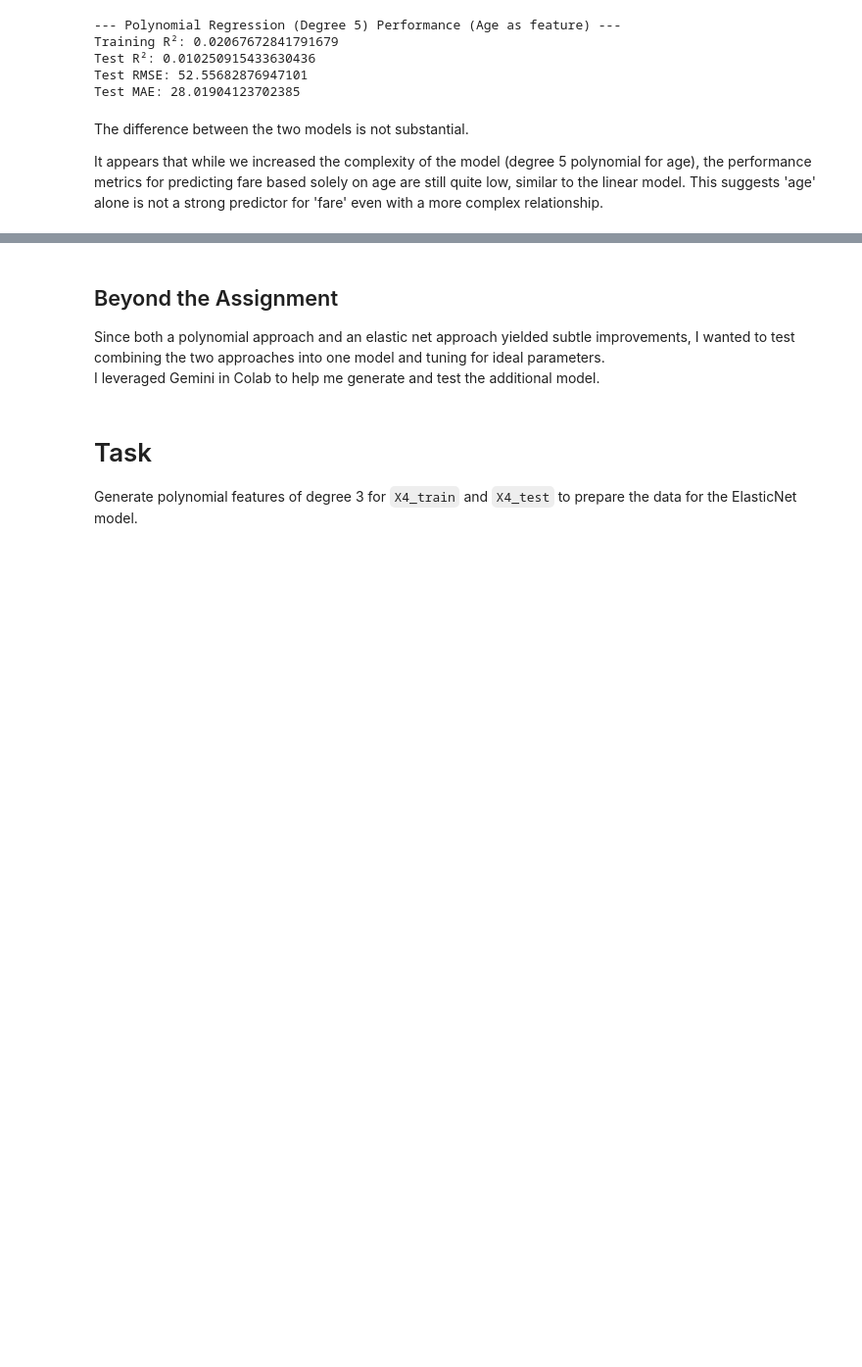
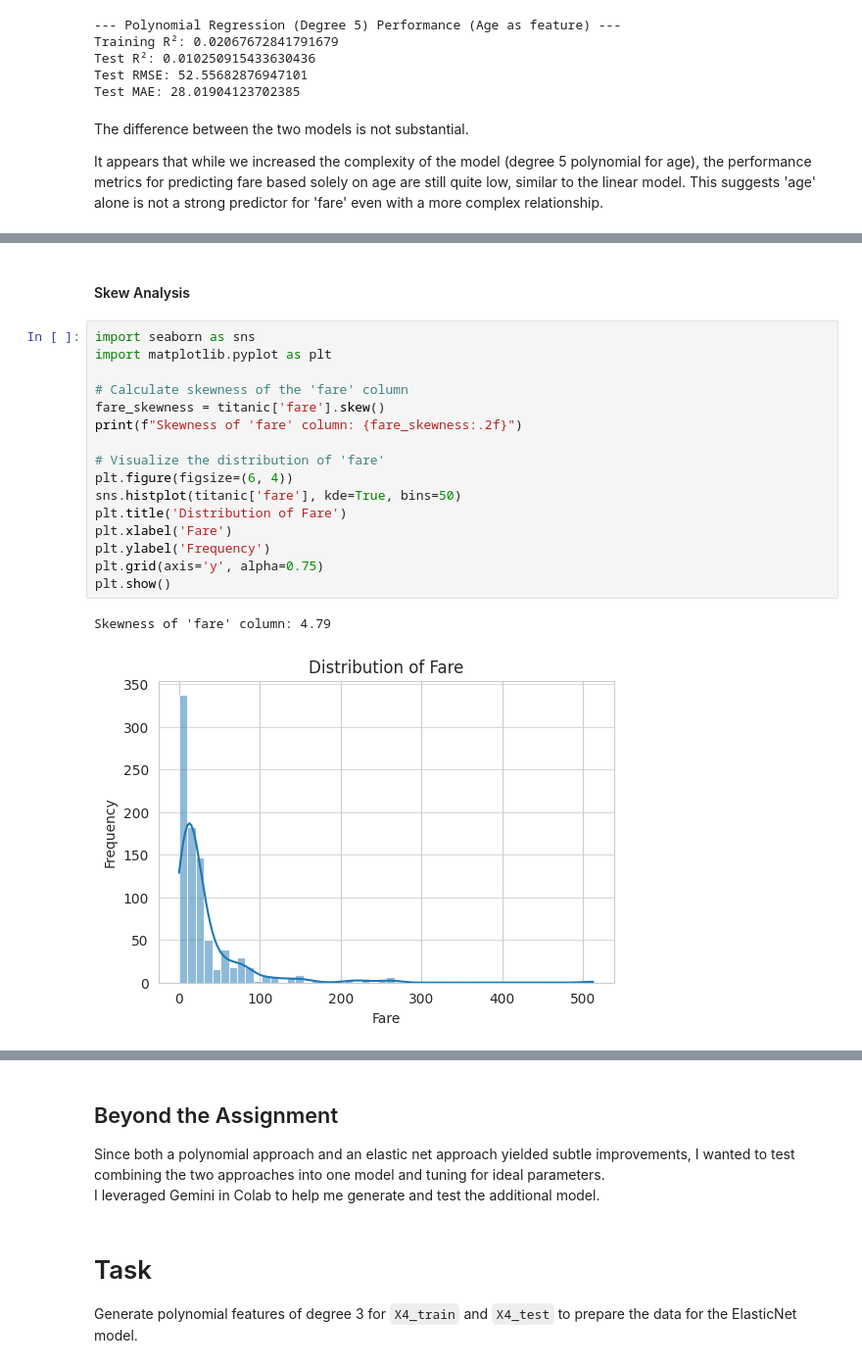
Before and after one commit to matthewpblock/applied-ml-matthew-block, a Jupyter notebook: notebooks/project04/ml04_block.ipynb, the cells around one changed output, grey strips where cells are left out. Shown at 98% size. Cells and saved outputs as stored; diff of their text form; blank space fills up the shorter version.

```diff
--- a/notebooks/project04/ml04_block.ipynb
+++ b/notebooks/project04/ml04_block.ipynb
@@ -562,0 +612,21 @@ It appears that while we increased the complexity of the model (degree 5 polynom
+# %% [markdown]
+#### Skew Analysis
+# %%
+import seaborn as sns
+import matplotlib.pyplot as plt
+
+# Calculate skewness of the 'fare' column
+fare_skewness = titanic['fare'].skew()
+print(f"Skewness of 'fare' column: {fare_skewness:.2f}")
+
+# Visualize the distribution of 'fare'
+plt.figure(figsize=(6, 4))
+sns.histplot(titanic['fare'], kde=True, bins=50)
+plt.title('Distribution of Fare')
+plt.xlabel('Fare')
+plt.ylabel('Frequency')
+plt.grid(axis='y', alpha=0.75)
+plt.show()
+# %% [output]
+Skewness of 'fare' column: 4.79
+[figure, added]
```
Also changed, not shown: parts of 17 cells of this notebook.
